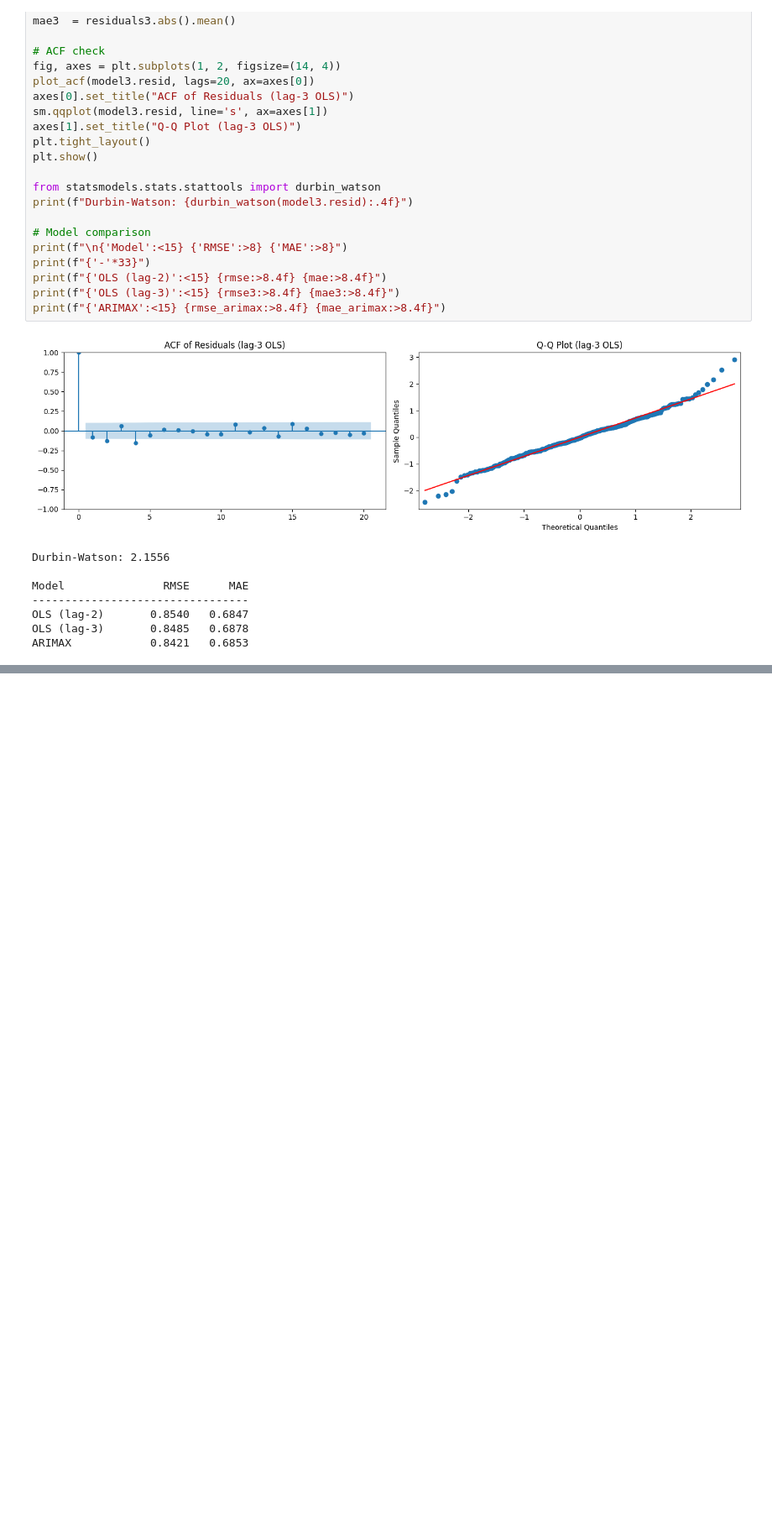
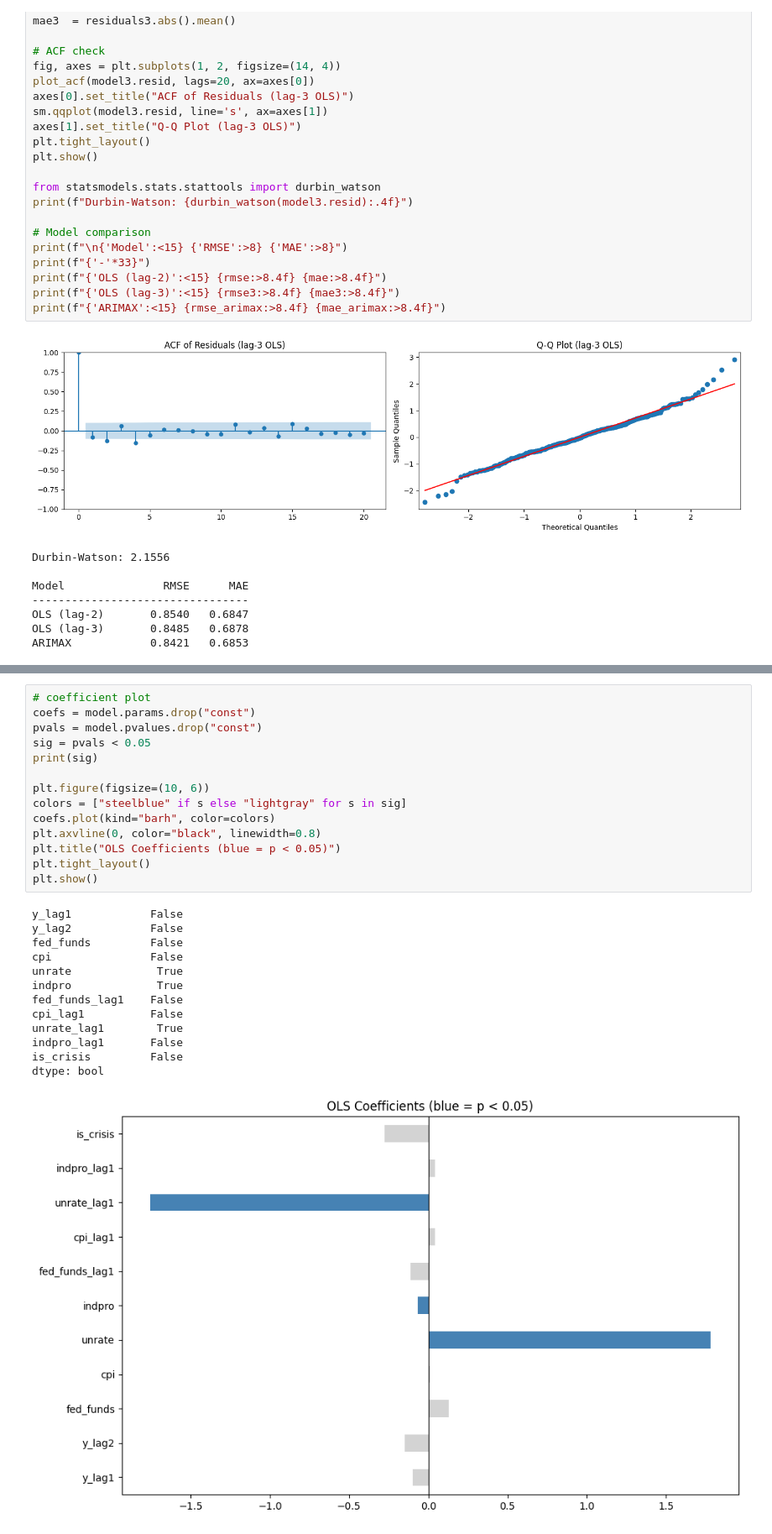
Before and after one commit to torigood/youth_unempl, a Jupyter notebook: model.ipynb, the cells around one changed output, grey strips where cells are left out. Shown at 84% size. Saved outputs shown, nothing was run; the diff lists cells and outputs as text; blank space fills up the shorter version.

```diff
--- a/model.ipynb
+++ b/model.ipynb
@@ -323,2 +330,30 @@ ARIMAX            0.8421   0.6853
+# %%
+# coefficient plot
+coefs = model.params.drop("const")
+pvals = model.pvalues.drop("const")
+sig = pvals < 0.05
+print(sig)
+
+plt.figure(figsize=(10, 6))
+colors = ["steelblue" if s else "lightgray" for s in sig]
+coefs.plot(kind="barh", color=colors)
+plt.axvline(0, color="black", linewidth=0.8)
+plt.title("OLS Coefficients (blue = p < 0.05)")
+plt.tight_layout()
+plt.show()
+# %% [output]
+y_lag1            False
+y_lag2            False
+fed_funds         False
+cpi               False
+unrate             True
+indpro             True
+fed_funds_lag1    False
+cpi_lag1          False
+unrate_lag1        True
+indpro_lag1       False
+is_crisis         False
+dtype: bool
+[figure, added]
 # %% [markdown]
 **Results:**
```
Also changed, not shown: parts of 2 cells of this notebook, 2 other files.
